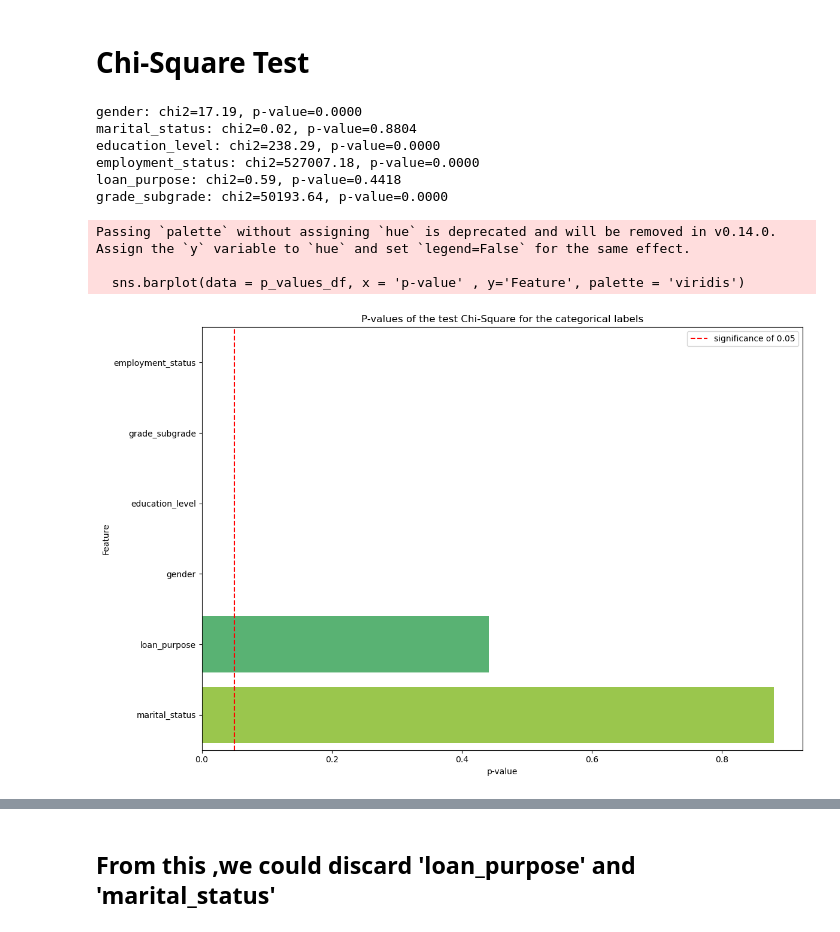
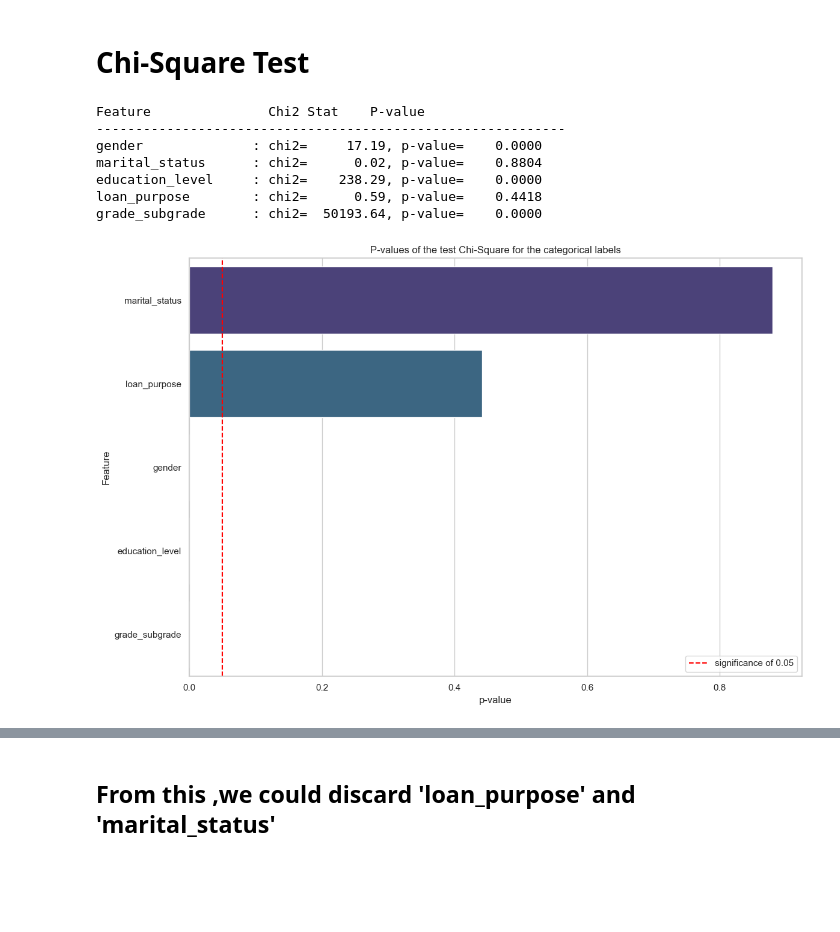
Before and after one commit to victorhrls/Kaggle, a Jupyter notebook: Loan Payback/loan-payback-eda.ipynb, the cells around one changed output, grey strips where cells are left out. Saved outputs shown, nothing was run; the diff lists cells and outputs as text; code cells hidden in the pictures; blank space fills up the shorter version.

Commit message:
Categories towards goal

```diff
--- a/Loan Payback/loan-payback-eda.ipynb
+++ b/Loan Payback/loan-payback-eda.ipynb
@@ -296,8 +348,2 @@ for col in num_features:
 # %% [markdown]
 # 2.3 Categorical Features
-# %%
-categories = ['gender','marital_status','education_level','employment_status','loan_purpose','grade_subgrade']
-label_encoder = LabelEncoder()
-
-for cat in categories:
-    data[cat] = label_encoder.fit_transform(data[cat])
@@ -304,37 +384,40 @@ for cat in categories:
 # %% [markdown]
 # Chi-Square Test
 # %%
-X_cat = data[categories]
-y = data['loan_paid_back']      # Goal
+label_encoder = LabelEncoder()
+
+for cat in cat_features:
+    df_train[cat] = label_encoder.fit_transform(df_train[cat])
+X_cat = df_train[categories]
+y = df_train['loan_paid_back']      # Goal
 
 chi2_stats , p_values = chi2(X_cat,y)
 
-
+print(f'{"Feature":<20} {"Chi2 Stat":>10} {"P-value":>10}')
+print('-'*60)
 for col, chi2_stat , p_val in zip(X_cat.columns, chi2_stats, p_values):
-    print(f'{col}: chi2={chi2_stat:.2f}, p-value={p_val:.4f}')
+    print(f'{col:<20}: chi2={chi2_stat:10.2f}, p-value={p_val:10.4f}')
 # %% [output]
-gender: chi2=17.19, p-value=0.0000
-marital_status: chi2=0.02, p-value=0.8804
-education_level: chi2=238.29, p-value=0.0000
-employment_status: chi2=527007.18, p-value=0.0000
-loan_purpose: chi2=0.59, p-value=0.4418
-grade_subgrade: chi2=50193.64, p-value=0.0000
+Feature               Chi2 Stat    P-value
+------------------------------------------------------------
+gender              : chi2=     17.19, p-value=    0.0000
+marital_status      : chi2=      0.02, p-value=    0.8804
+education_level     : chi2=    238.29, p-value=    0.0000
+loan_purpose        : chi2=      0.59, p-value=    0.4418
+grade_subgrade      : chi2=  50193.64, p-value=    0.0000
 # %%
 p_values_df = pd.DataFrame({
     'Feature' : X_cat.columns,
     'p-value' : p_values
-}).sort_values('p-value')
+}).sort_values('p-value',ascending = False)
 
 plt.figure(figsize=(12,8))
 
 sns.barplot(data = p_values_df, x = 'p-value' , y='Feature', palette = 'viridis')
 plt.axvline(x=0.05, color = 'red', linestyle = '--' , label = 'significance of 0.05')
 plt.title("P-values of the test Chi-Square for the categorical labels")
 plt.legend()
 plt.tight_layout()
 plt.show()
 # %% [output]
-Passing `palette` without assigning `hue` is deprecated and will be removed in v0.14.0. Assign the `y` variable to `hue` and set `legend=False` for the same effect.
-
-  sns.barplot(data = p_values_df, x = 'p-value' , y='Feature', palette = 'viridis')
-[figure, old version]
+[figure, new version]
```
Also changed, not shown: parts of 7 cells of this notebook.
